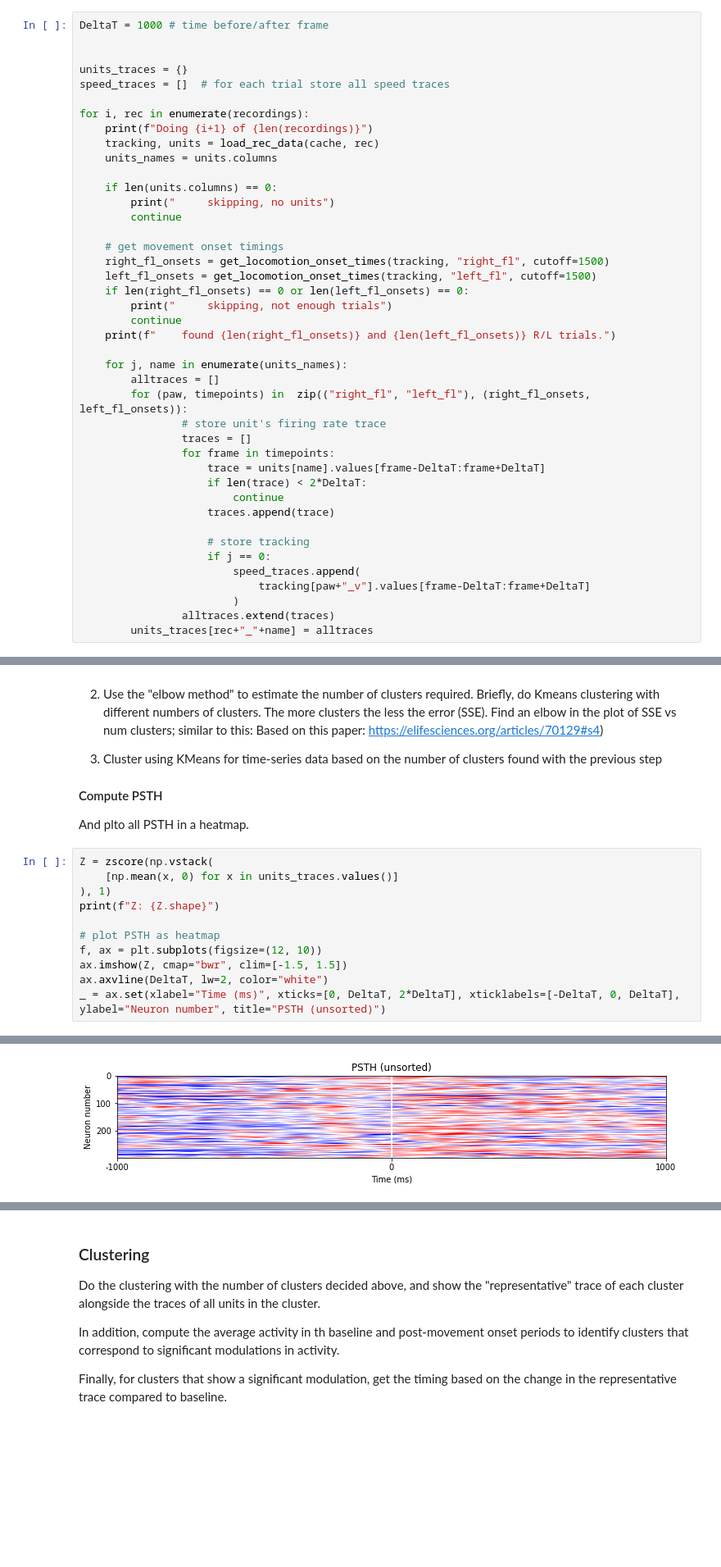
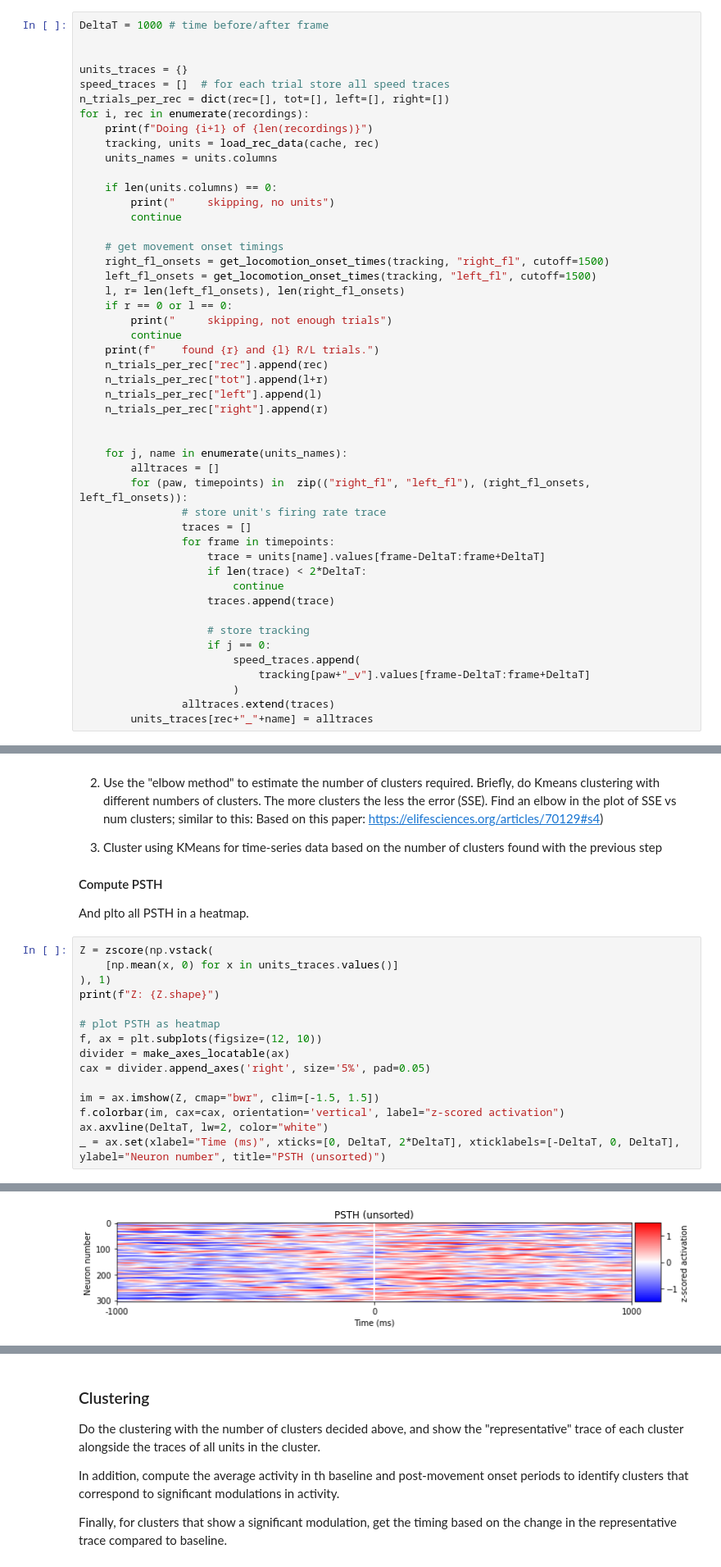
Before and after one commit to Egzona66/APA_setup, a Jupyter notebook: electrophysiology/classify_units.ipynb, the cells around one changed output, grey strips where cells are left out. Shown at 82% size. Cells and saved outputs as stored; diff of their text form; blank space fills up the shorter version.

```diff
--- a/electrophysiology/classify_units.ipynb
+++ b/electrophysiology/classify_units.ipynb
@@ -39,7 +36,7 @@ DeltaT = 1000 # time before/after frame
 
 units_traces = {}
 speed_traces = []  # for each trial store all speed traces
-
+n_trials_per_rec = dict(rec=[], tot=[], left=[], right=[])
 for i, rec in enumerate(recordings):
     print(f"Doing {i+1} of {len(recordings)}")
     tracking, units = load_rec_data(cache, rec)
@@ -52,10 +49,16 @@ for i, rec in enumerate(recordings):
     # get movement onset timings
     right_fl_onsets = get_locomotion_onset_times(tracking, "right_fl", cutoff=1500)
     left_fl_onsets = get_locomotion_onset_times(tracking, "left_fl", cutoff=1500)
-    if len(right_fl_onsets) == 0 or len(left_fl_onsets) == 0:
+    l, r= len(left_fl_onsets), len(right_fl_onsets)
+    if r == 0 or l == 0:
         print("     skipping, not enough trials")
         continue
-    print(f"    found {len(right_fl_onsets)} and {len(left_fl_onsets)} R/L trials.")
+    print(f"    found {r} and {l} R/L trials.")
+    n_trials_per_rec["rec"].append(rec)
+    n_trials_per_rec["tot"].append(l+r)
+    n_trials_per_rec["left"].append(l)
+    n_trials_per_rec["right"].append(r)
+
 
     for j, name in enumerate(units_names):
         alltraces = []
@@ -132,7 +171,11 @@ print(f"Z: {Z.shape}")
 
 # plot PSTH as heatmap
 f, ax = plt.subplots(figsize=(12, 10))
-ax.imshow(Z, cmap="bwr", clim=[-1.5, 1.5])
+divider = make_axes_locatable(ax)
+cax = divider.append_axes('right', size='5%', pad=0.05)
+
+im = ax.imshow(Z, cmap="bwr", clim=[-1.5, 1.5])
+f.colorbar(im, cax=cax, orientation='vertical', label="z-scored activation")
 ax.axvline(DeltaT, lw=2, color="white")
 _ = ax.set(xlabel="Time (ms)", xticks=[0, DeltaT, 2*DeltaT], xticklabels=[-DeltaT, 0, DeltaT], ylabel="Neuron number", title="PSTH (unsorted)")
 # %% [output]
@@ -140 +183 @@ Z: (299, 2000)
-[figure, old version]
+[figure, new version]
```
Also changed, not shown: parts of 12 cells of this notebook, 5 other files.
